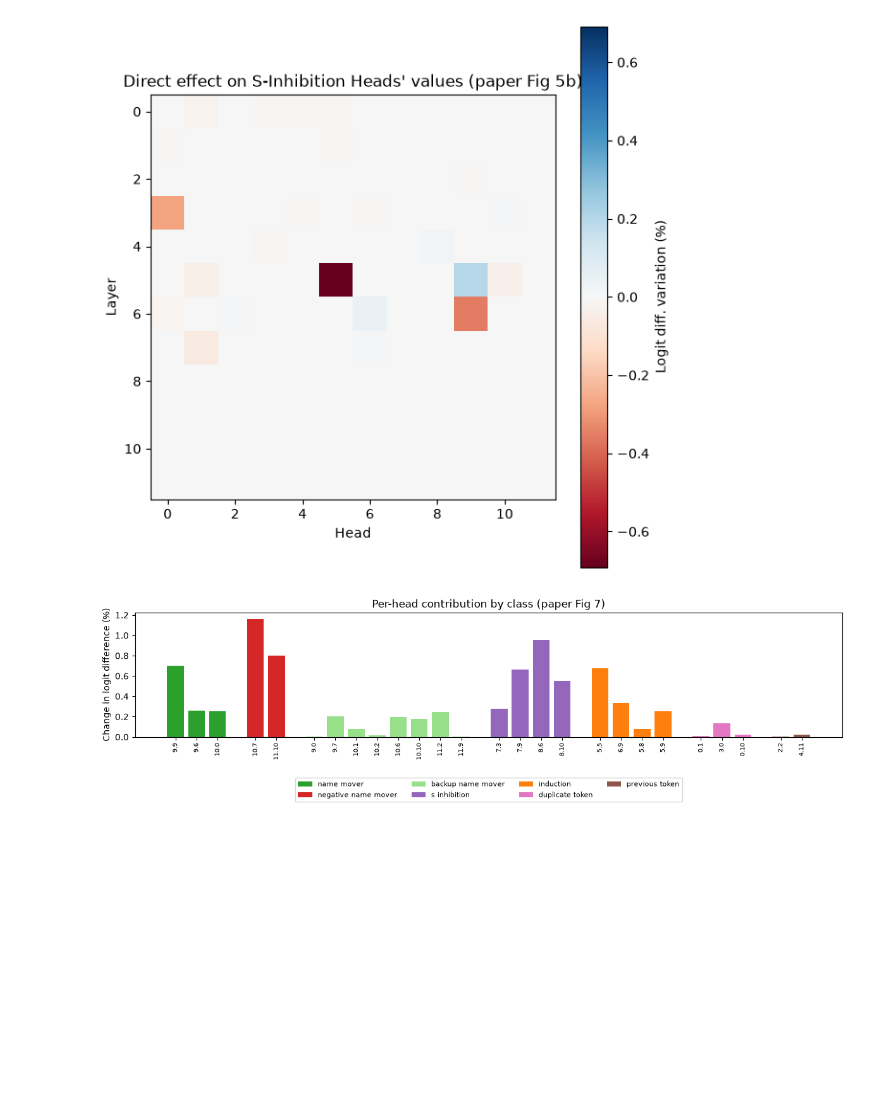
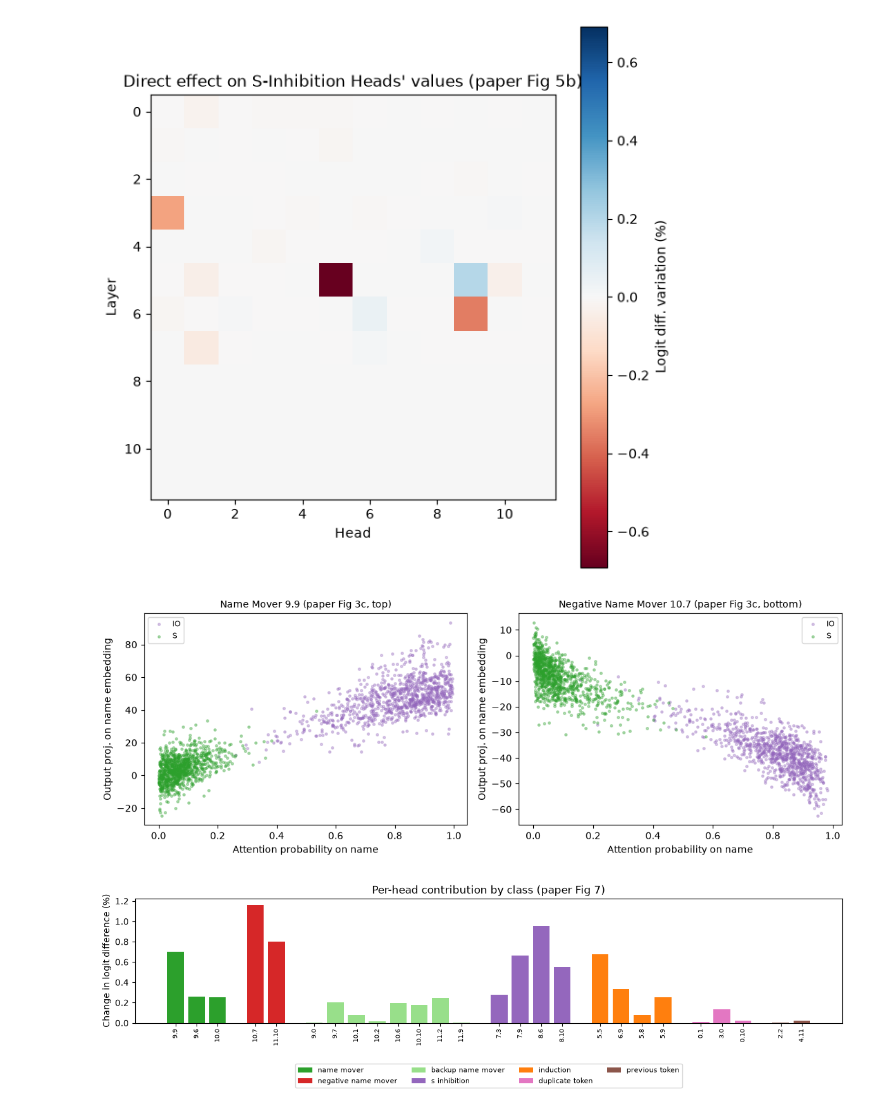
Before and after one commit to nahatav/gpt2-ioi-full-activations, a Jupyter notebook: ioi_full_activations.ipynb, the cells around one changed output. Cells and saved outputs as stored; diff of their text form; code cells hidden in the pictures; blank space fills up the shorter version.

```diff
--- a/ioi_full_activations.ipynb
+++ b/ioi_full_activations.ipynb
@@ -521,6 +536,35 @@ paper_heatmap(eap_siv, f"{FIGS}/C_fig5b_effect_on_SI_values.png",
 [figure]
 [figure]
 [figure]
+# %%
+# Fig 3c: attention probability on a name vs the head's output projection along that
+# name's embedding. Name movers => positive slope; negative name movers => negative.
+# (needs eager attention to read attention weights)
+emodel = GPT2LMHeadModel.from_pretrained("openai-community/gpt2", attn_implementation="eager").to(DEVICE).eval()
+def fig3c(L, Hh, ax, title):
+    WO = emodel.transformer.h[L].attn.c_proj.weight.detach().reshape(N_HEAD, D_HEAD, D_MODEL)[Hh]
+    xio, yio, xs, ys = [], [], [], []
+    for b in batches:
+        z = {}
+        hd = emodel.transformer.h[L].attn.c_proj.register_forward_pre_hook(lambda _m, a: z.__setitem__(0, a[0].detach()))
+        with torch.no_grad():
+            attn = emodel(b.clean_ids, output_attentions=True).attentions[L][:, Hh]   # [b,seq,seq]
+        hd.remove()
+        bs = b.clean_ids.shape[0]; ar = torch.arange(bs, device=DEVICE); end = b.clean_ids.shape[1] - 1
+        outh = z[0].reshape(bs, -1, N_HEAD, D_HEAD)[:, end, Hh] @ WO                    # [b,d_model]
+        yio += (outh * W_U[b.io_ids]).sum(-1).cpu().tolist(); ys += (outh * W_U[b.s_ids]).sum(-1).cpu().tolist()
+        xio += attn[ar, end, b.positions["IO"]].cpu().tolist()
+        xs  += (attn[ar, end, b.positions["S1"]] + attn[ar, end, b.positions["S2"]]).cpu().tolist()
+    ax.scatter(xio, yio, s=6, alpha=.35, color="#9467bd", label="IO")
+    ax.scatter(xs, ys, s=6, alpha=.35, color="#2ca02c", label="S")
+    ax.set_xlabel("Attention probability on name"); ax.set_ylabel("Output proj. on name embedding")
+    ax.set_title(title, fontsize=10); ax.legend(fontsize=8)
+fig, axes = plt.subplots(1, 2, figsize=(11, 4))
+fig3c(9, 9, axes[0], "Name Mover 9.9 (paper Fig 3c, top)")
+fig3c(10, 7, axes[1], "Negative Name Mover 10.7 (paper Fig 3c, bottom)")
+plt.tight_layout(); plt.savefig(f"{FIGS}/C_fig3c_attn_vs_projection.png", dpi=140); plt.show()
+# %% [output]
+[figure, added]
 # %%
 # Fig 7: per-head contribution grouped by class (% of clean logit diff)
 fig,ax=plt.subplots(figsize=(12,4.2)); x=0; xt,xl=[],[]
```
Also changed, not shown: parts of 6 cells of this notebook, 4 other files.
